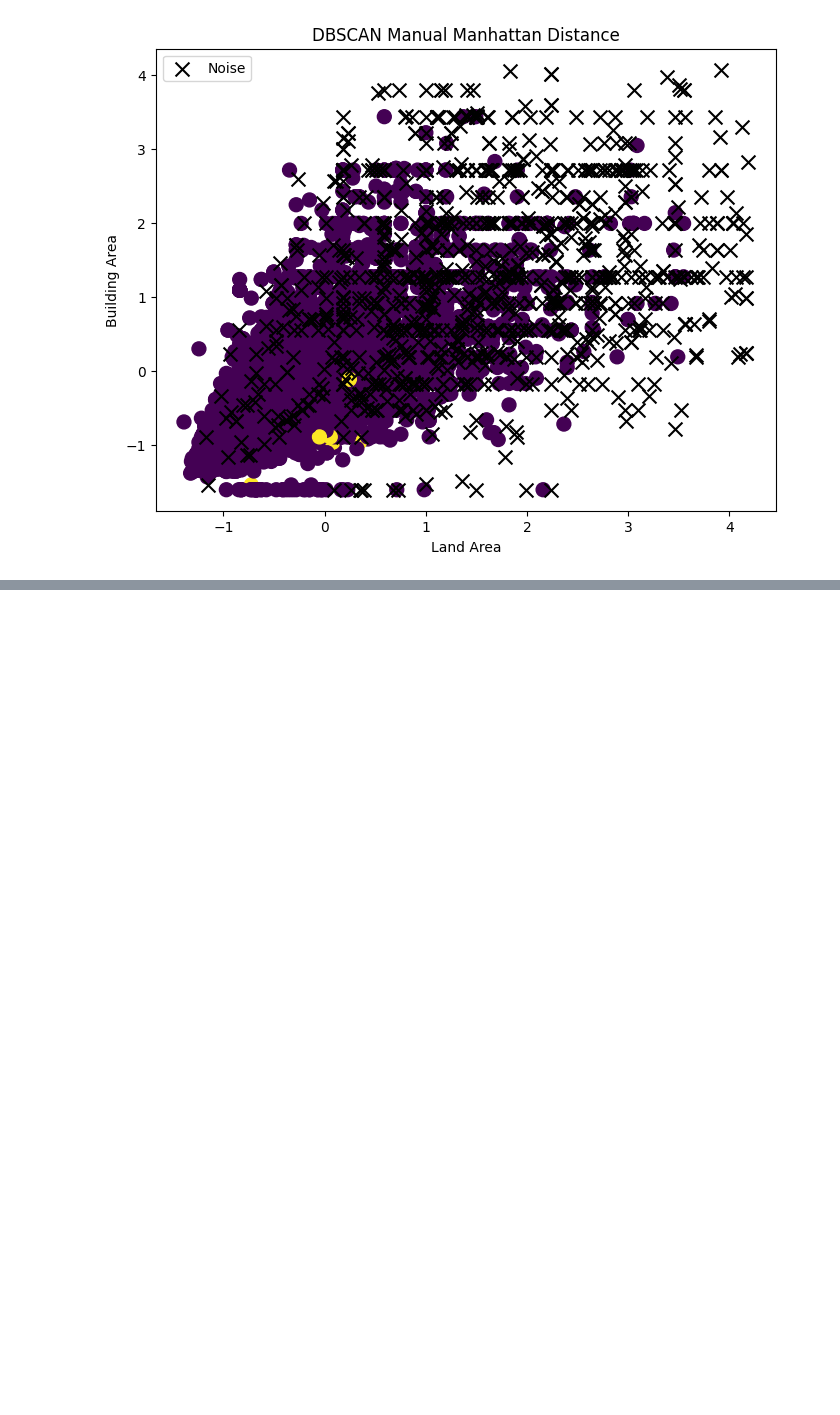
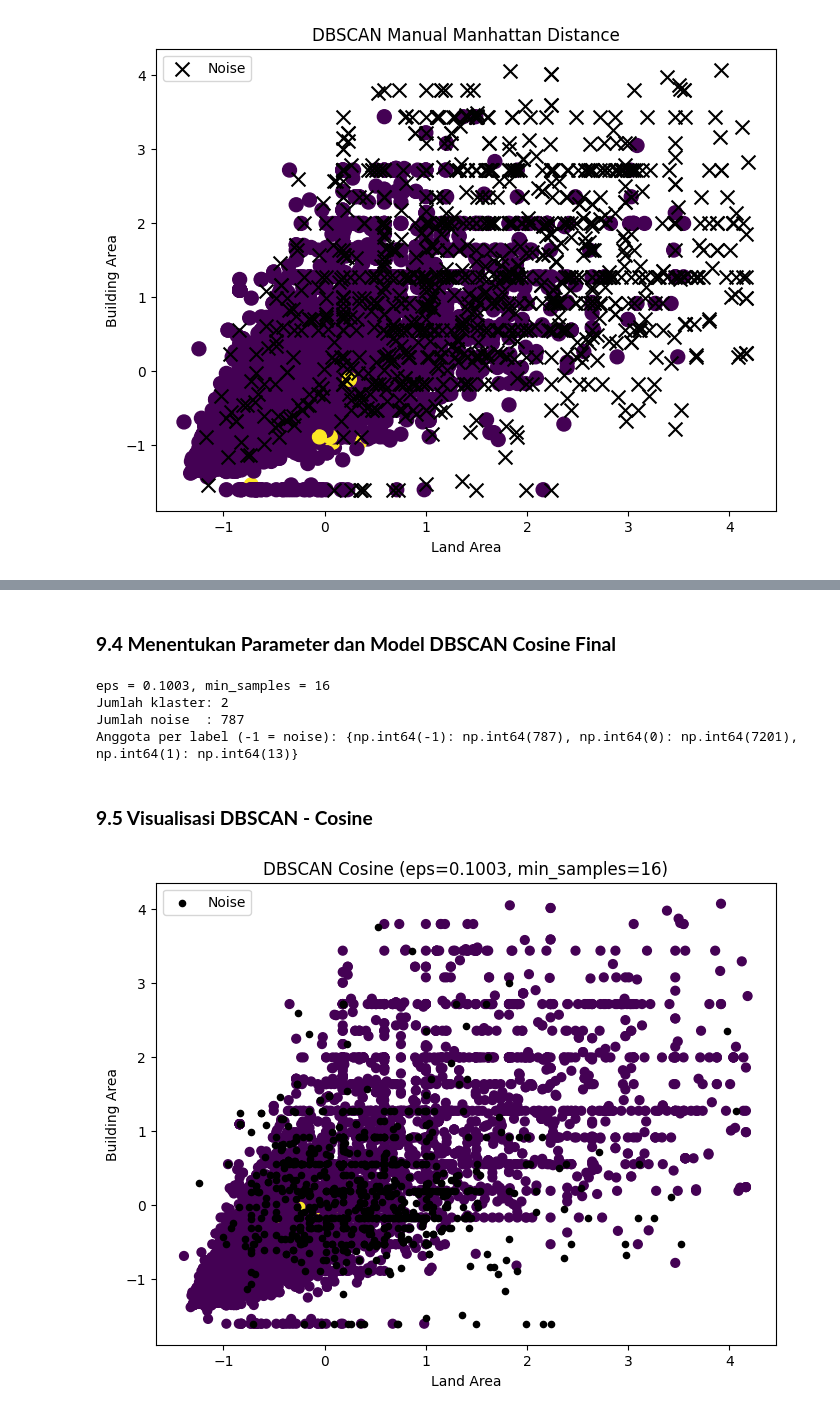
Before and after one commit to nurilhuda05/Pembelajaran_Mesin_2026, a Jupyter notebook: Kuis1_PembelajaranMesin_Muhammad Nuril Huda.ipynb, the cells around one changed output, grey strips where cells are left out. Drawn from its saved outputs; the diff is of its cells as text; code cells hidden in the pictures; blank space fills up the shorter version.

```diff
--- a/Kuis1_PembelajaranMesin_Muhammad Nuril Huda.ipynb
+++ b/Kuis1_PembelajaranMesin_Muhammad Nuril Huda.ipynb
@@ -1664,0 +1841,48 @@ jumlah_noise_dbscan_manual          : ADA
+# %% [markdown]
+### **9.4 Menentukan Parameter dan Model DBSCAN Cosine Final**
+# %%
+# Pilih otomatis: klaster >= 2, noise <= 30%, Silhouette tertinggi
+kandidat = grid_cosine[(grid_cosine['Klaster'] >= 2) & (grid_cosine['Noise (%)'] <= 30)]
+if len(kandidat) > 0:
+    pilih = kandidat.sort_values('Silhouette', ascending=False).iloc[0]
+    eps_final, ms_final = float(pilih['eps']), int(pilih['min_samples'])
+else:
+    eps_final, ms_final = float(np.percentile(k_dist, 90)), 16
+
+# Atur manual bila perlu, contoh:
+# eps_final, ms_final = 0.12, 16
+
+start_time_dbscan = time.time()
+db_cos = DBSCAN(eps=eps_final, min_samples=ms_final, metric='cosine')
+y_dbscan = db_cos.fit_predict(X)
+end_time_dbscan = time.time()
+
+n_clusters_ = len(set(y_dbscan)) - (1 if -1 in y_dbscan else 0)
+n_noise_ = list(y_dbscan).count(-1)
+
+print(f'eps = {eps_final}, min_samples = {ms_final}')
+print('Jumlah klaster:', n_clusters_)
+print('Jumlah noise  :', n_noise_)
+print('Anggota per label (-1 = noise):', dict(zip(*np.unique(y_dbscan, return_counts=True))))
+# %% [output]
+eps = 0.1003, min_samples = 16
+Jumlah klaster: 2
+Jumlah noise  : 787
+Anggota per label (-1 = noise): {np.int64(-1): np.int64(787), np.int64(0): np.int64(7201), np.int64(1): np.int64(13)}
+# %% [markdown]
+### **9.5 Visualisasi DBSCAN - Cosine**
+# %%
+noise = y_dbscan == -1
+
+plt.figure(figsize=(8, 6))
+plt.scatter(df['land_area'][~noise], df['building_area'][~noise],
+            c=y_dbscan[~noise], s=40, cmap='viridis')
+plt.scatter(df['land_area'][noise], df['building_area'][noise],
+            c='black', s=20, label='Noise')
+plt.xlabel('Land Area')
+plt.ylabel('Building Area')
+plt.title(f'DBSCAN Cosine (eps={eps_final}, min_samples={ms_final})')
+plt.legend()
+plt.show()
+# %% [output]
+[figure, added]
```
Also changed, not shown: parts of 100 cells of this notebook.
